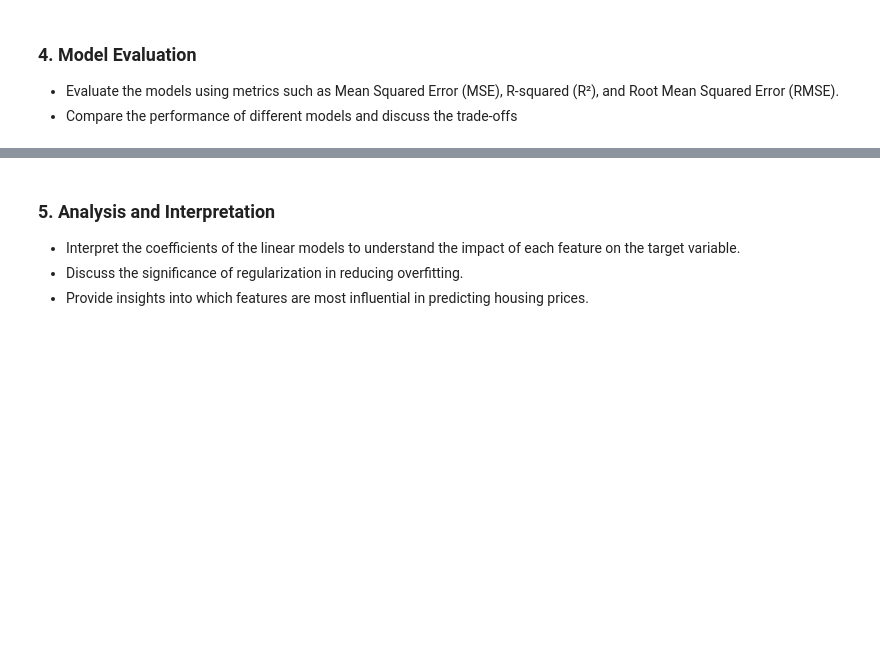
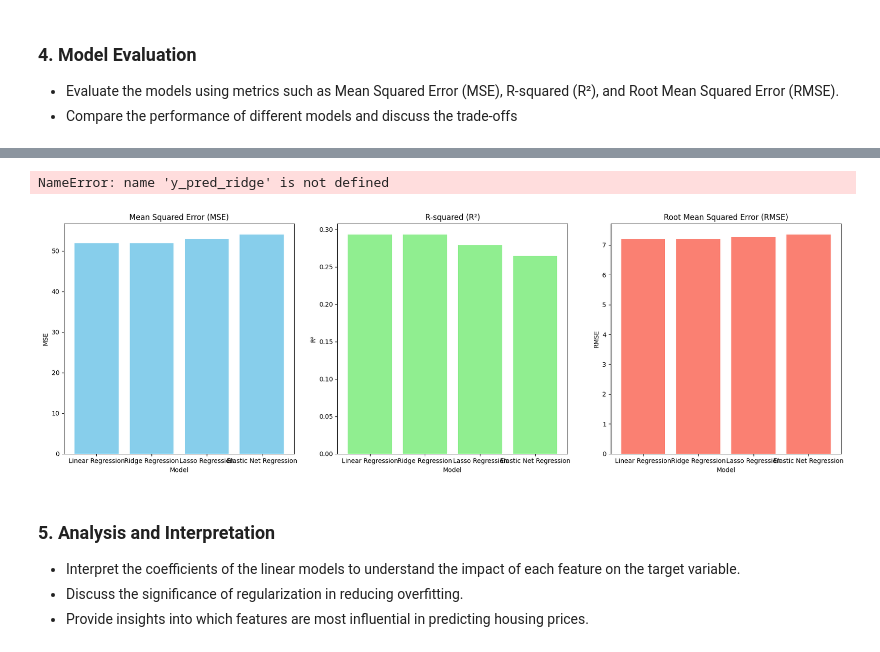
Before and after one commit to vKenjo/CS-ELEC-ML, a Jupyter notebook: SA#1/VIRAY_SA1.ipynb, the cells around one changed output, grey strips where cells are left out. Drawn from its saved outputs; the diff is of its cells as text; code cells hidden in the pictures; blank space fills up the shorter version.

```diff
--- a/SA#1/VIRAY_SA1.ipynb
+++ b/SA#1/VIRAY_SA1.ipynb
@@ -426,3 +416,62 @@ Root Mean Squared Error (RMSE): 7.345694120067402
+# %%
+# Create DataFrame to store the evaluation metrics
+mse_eval = pd.DataFrame({
+  "Model": ["Linear Regression", "Ridge Regression", "Lasso Regression", "Elastic Net Regression"],
+  "MSE": [
+    mean_squared_error(y_test, y_pred_linear),
+    mean_squared_error(y_test, y_pred_ridge),
+    mean_squared_error(y_test, y_pred_lasso),
+    mean_squared_error(y_test, y_pred_elastic_net),
+  ],
+})
+
+rsquared_eval = pd.DataFrame({
+  "Model": ["Linear Regression", "Ridge Regression", "Lasso Regression", "Elastic Net Regression"],
+  "R²": [
+    r2_score(y_test, y_pred_linear),
+    r2_score(y_test, y_pred_ridge),
+    r2_score(y_test, y_pred_lasso),
+    r2_score(y_test, y_pred_elastic_net),
+  ],
+})
+
+rmse_eval = pd.DataFrame({
+  "Model": ["Linear Regression", "Ridge Regression", "Lasso Regression", "Elastic Net Regression"],
+  "RMSE": [
+    np.sqrt(mean_squared_error(y_test, y_pred_linear)),
+    np.sqrt(mean_squared_error(y_test, y_pred_ridge)),
+    np.sqrt(mean_squared_error(y_test, y_pred_lasso)),
+    np.sqrt(mean_squared_error(y_test, y_pred_elastic_net)),
+  ],
+})
+# %% [output]
+NameError: name 'y_pred_ridge' is not defined
+# %%
+# Plotting the evaluation metrics for comparison
+fig, axes = plt.subplots(1, 3, figsize=(18, 6))
+
+# Plotting Mean Squared Error (MSE)
+axes[0].bar(mse_eval['Model'], mse_eval['MSE'], color='skyblue')
+axes[0].set_title('Mean Squared Error (MSE)')
+axes[0].set_xlabel('Model')
+axes[0].set_ylabel('MSE')
+
+# Plotting R-squared (R²)
+axes[1].bar(rsquared_eval['Model'], rsquared_eval['R²'], color='lightgreen')
+axes[1].set_title('R-squared (R²)')
+axes[1].set_xlabel('Model')
+axes[1].set_ylabel('R²')
+
+# Plotting Root Mean Squared Error (RMSE)
+axes[2].bar(rmse_eval['Model'], rmse_eval['RMSE'], color='salmon')
+axes[2].set_title('Root Mean Squared Error (RMSE)')
+axes[2].set_xlabel('Model')
+axes[2].set_ylabel('RMSE')
+
+plt.tight_layout()
+plt.show()
+# %% [output]
+[figure, added]
 # %% [markdown]
 ### 5. Analysis and Interpretation
 
```
Also changed, not shown: parts of 5 cells of this notebook.
